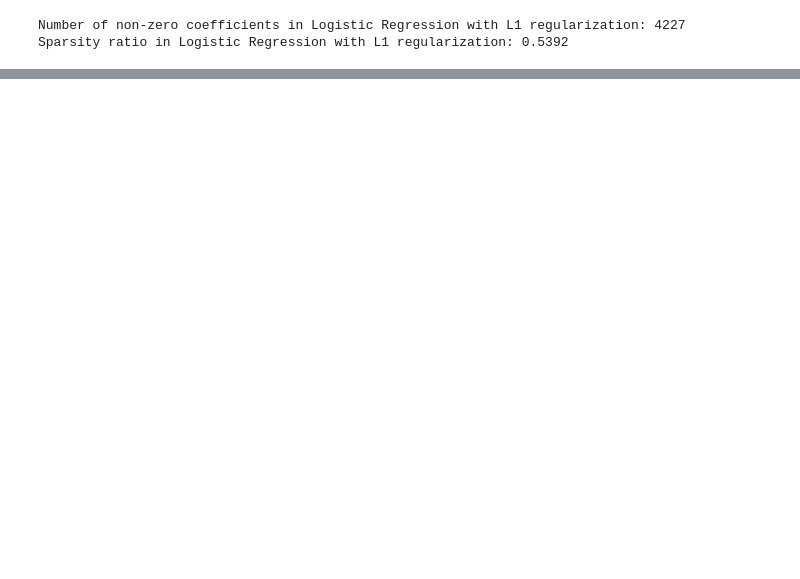
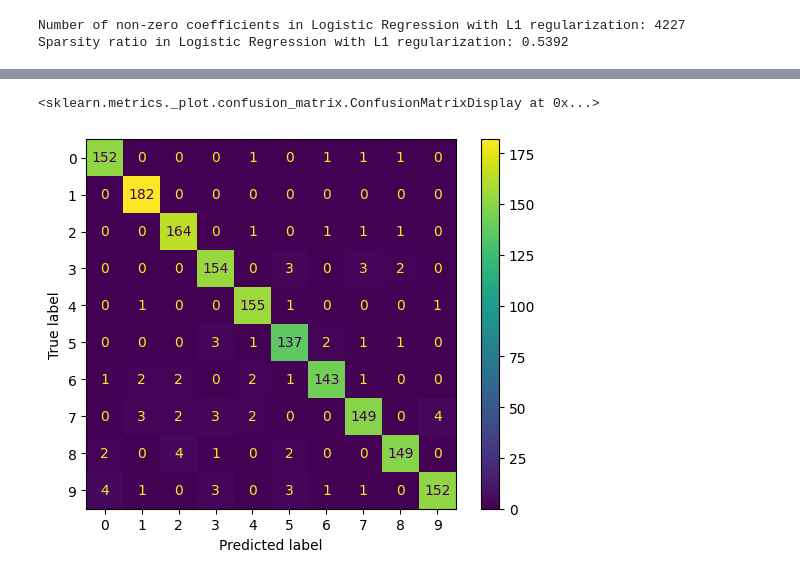
Before and after one commit to ThomasPrins1/MachineLearning_EE, a Jupyter notebook: Project_CE_IMG/project_notebook.ipynb, the cells around one changed output, grey strips where cells are left out. Saved outputs shown, nothing was run; the diff lists cells and outputs as text; code cells hidden in the pictures; blank space fills up the shorter version.

```diff
--- a/Project_CE_IMG/project_notebook.ipynb
+++ b/Project_CE_IMG/project_notebook.ipynb
@@ -181,0 +313,16 @@ Sparsity ratio in Logistic Regression with L1 regularization: 0.5392
+# %%
+param_grid_gb = {
+    'n_estimators': [100, 200, 300],
+    'learning_rate': [0.05, 0.1, 0.2],
+    'max_depth': [3, 5, 7],
+    'subsample': [0.8, 1.0]
+}
+grid_search_gb = GridSearchCV(
+    gradientBoost,
+    param_grid_gb,
+    cv=3,
+    scoring='accuracy',
+    n_jobs=-1,
+    verbose=2
+)
+grid_search_gb.fit(X_train, Y_train)
@@ -181,0 +343,4 @@ Sparsity ratio in Logistic Regression with L1 regularization: 0.5392
+# %%
+histGradBoost = HistGradientBoostingClassifier(random_state=42)
+histGradBoost.fit(X_train, Y_train)
+Y_pred_hGradBoost, accuracy_hGradBoost, cm_hGradBoost = test_model(histGradBoost, X_test, Y_test)
@@ -181,0 +375,14 @@ Sparsity ratio in Logistic Regression with L1 regularization: 0.5392
+# %%
+mlp = MLPClassifier(
+    hidden_layer_sizes=(256,128),
+    activation='relu',
+    solver='adam',
+    alpha = 1e-4,
+    batch_size = 64,
+    learning_rate_init = 1e-3,
+    max_iter = 50,
+    random_state = 42,
+    verbose = True
+)
+mlp.fit(X_train,Y_train)
+Y_pred_mlp, accuracy_mlp, cm_mlp = test_model(mlp,X_test,Y_test)
@@ -181,0 +428,5 @@ Sparsity ratio in Logistic Regression with L1 regularization: 0.5392
+# %%
+ConfusionMatrixDisplay(cm_mlp, display_labels=range(10)).plot()
+# %% [output]
+<sklearn.metrics._plot.confusion_matrix.ConfusionMatrixDisplay at 0x...>
+[figure, added]
```
Also changed, not shown: parts of 35 cells of this notebook.
